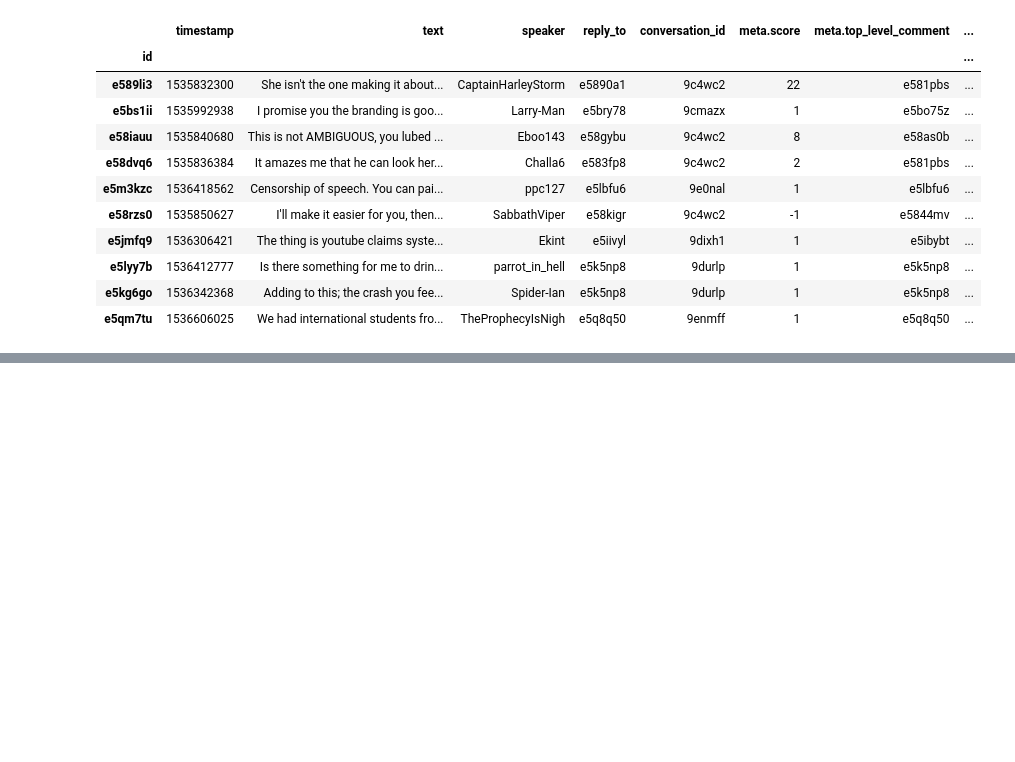
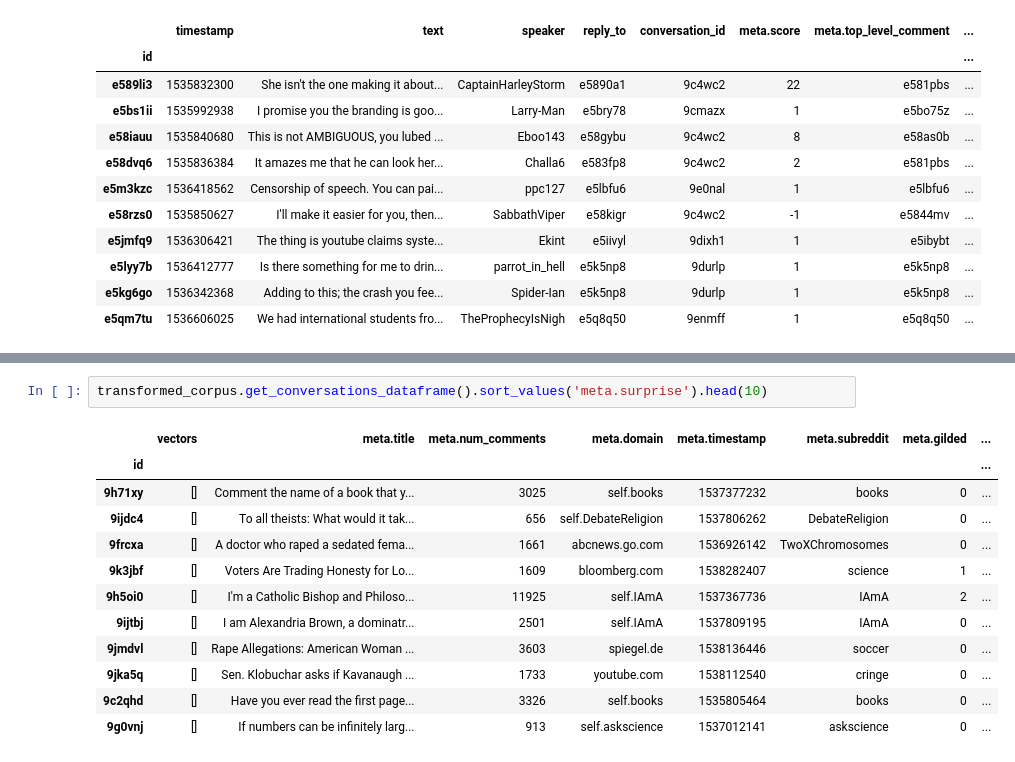
Before and after one commit to rgangela99/Cornell-Conversational-Analysis-Toolkit, a Jupyter notebook: convokit/surprise/demos/surprise_use_cases_demo.ipynb, the cells around one changed output, grey strips where cells are left out. Saved outputs shown, nothing was run; the diff lists cells and outputs as text; blank space fills up the shorter version.

```diff
--- a/convokit/surprise/demos/surprise_use_cases_demo.ipynb
+++ b/convokit/surprise/demos/surprise_use_cases_demo.ipynb
@@ -96,0 +153,15 @@ transformed_corpus.get_utterances_dataframe().sort_values('meta.surprise').head(
+# %%
+transformed_corpus.get_conversations_dataframe().sort_values('meta.surprise').head(10)
+# %% [output]
+|  | vectors | meta.title | meta.num_comments | meta.domain | meta.timestamp | meta.subreddit | meta.gilded | ... |
+| id |  |  |  |  |  |  |  | ... |
+| 9h71xy | [] | Comment the name of a book that y... | 3025 | self.books | 1537377232 | books | 0 | ... |
+| 9ijdc4 | [] | To all theists: What would it tak... | 656 | self.DebateReligion | 1537806262 | DebateReligion | 0 | ... |
+| 9frcxa | [] | A doctor who raped a sedated fema... | 1661 | abcnews.go.com | 1536926142 | TwoXChromosomes | 0 | ... |
+| 9k3jbf | [] | Voters Are Trading Honesty for Lo... | 1609 | bloomberg.com | 1538282407 | science | 1 | ... |
+| 9h5oi0 | [] | I'm a Catholic Bishop and Philoso... | 11925 | self.IAmA | 1537367736 | IAmA | 2 | ... |
+| 9ijtbj | [] | I am Alexandria Brown, a dominatr... | 2501 | self.IAmA | 1537809195 | IAmA | 0 | ... |
+| 9jmdvl | [] | Rape Allegations: American Woman ... | 3603 | spiegel.de | 1538136446 | soccer | 0 | ... |
+| 9jka5q | [] | Sen. Klobuchar asks if Kavanaugh ... | 1733 | youtube.com | 1538112540 | cringe | 0 | ... |
+| 9c2qhd | [] | Have you ever read the first page... | 3326 | self.books | 1535805464 | books | 0 | ... |
+| 9g0vnj | [] | If numbers can be infinitely larg... | 913 | self.askscience | 1537012141 | askscience | 0 | ... |
```
Also changed, not shown: parts of 11 cells of this notebook, 1 other file.
